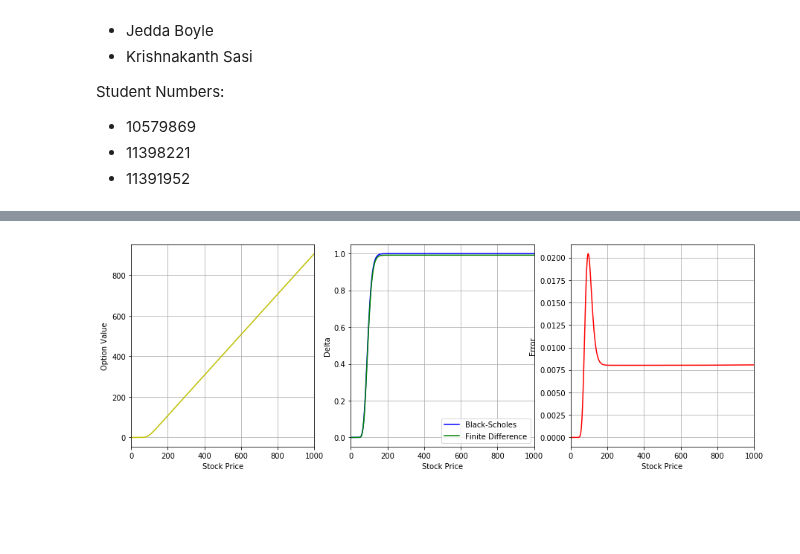
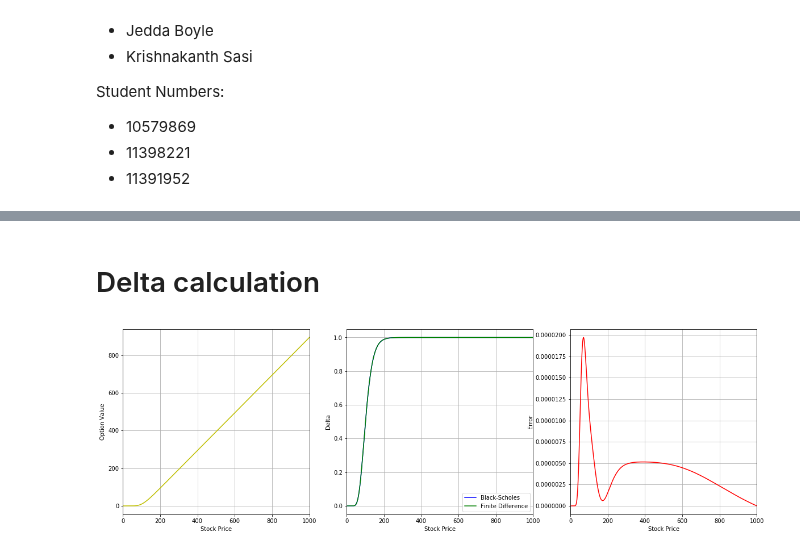
Before and after one commit to krishnakanthsasi/ComputationFin-nce-18, a Jupyter notebook: lab3/lab_assignment_3.ipynb, the cells around one changed output, grey strips where cells are left out. Cells and saved outputs as stored; diff of their text form; code cells hidden in the pictures; blank space fills up the shorter version.

Commit message:
Delta calculation changed and convergence analysis added

```diff
--- a/lab3/lab_assignment_3.ipynb
+++ b/lab3/lab_assignment_3.ipynb
@@ -268,8 +293,8 @@ def black_scholes(r, K, T, S_0, sigma, call=True):
 # %%
-sigma,r,T = 0.2, 0.06, 1
-K = 99
-S_bounds = 0.0001, 1000
-N, M = 1000, 1000
+sigma,r,T = 0.3, 0.04, 1
+K = 110
+S_bounds = 0.001, 1000
+N, M = 1000, 3000
 
 #scheme = "FTCS"
 scheme = "Crank_Nicolson"
@@ -350,36 +432,57 @@ plt.show()
+# %% [markdown]
+# Delta calculation
+# %%
+sigma,r,T = 0.3, 0.04, 1
+K = 110
+S_bounds = 0.001, 1000
+N, M = 1000, 2500
+
+#scheme = "FTCS"
+scheme = "Crank_Nicolson"
+boundary = "Neumann"
+
+pde = PDE(K, sigma, r, T, S_bounds, N, M, scheme, boundary)
+pde.run()
 # %%
+"""
 dx = test.dx
 V = test.get_values()
 N = len(V)
 PDE_deltas = np.empty(N)
 BS_deltas = np.empty(N)
 S = test.get_stock_prices()
 for i in range(1, N):
     BS_deltas[i] = black_scholes(r, K, T, S[i], sigma, call=True)[0]
     PDE_deltas[i] = (V[i] - V[i-1]) / (dx * S[i])
+"""
 
-plt.figure(figsize=(15,5))
+S = pde.get_stock_prices()
+V = pde.get_values()
+PDE_deltas = pde.get_deltas()
+BS_deltas, _ = black_scholes(r, K, T, S, sigma)
+
+plt.figure(figsize=(20,6))
 
 plt.subplot(1, 3, 1)
 plt.plot(S, V,  color='y')
 plt.xlabel('Stock Price')
 plt.ylabel('Option Value')
 plt.xlim(0,1000)
 plt.grid()
 plt.subplot(1, 3, 2)
 plt.plot(S, BS_deltas, label='Black-Scholes', color='b')
 plt.plot(S, PDE_deltas, label='Finite Difference', color='g')
 plt.xlabel('Stock Price')
 plt.ylabel('Delta')
 plt.xlim(0,1000)
 plt.grid()
 plt.legend()
 plt.subplot(1, 3, 3)
 plt.xlabel('Stock Price')
 plt.ylabel('Error')
-plt.plot(S, (BS_deltas - PDE_deltas), color='r')
+plt.plot(S, (PDE_deltas-BS_deltas), color='r')
 plt.xlim(0,1000)
 plt.grid()
 plt.show()
 # %% [output]
-[figure, old version]
+[figure, new version]
```
Also changed, not shown: parts of 13 cells of this notebook.
